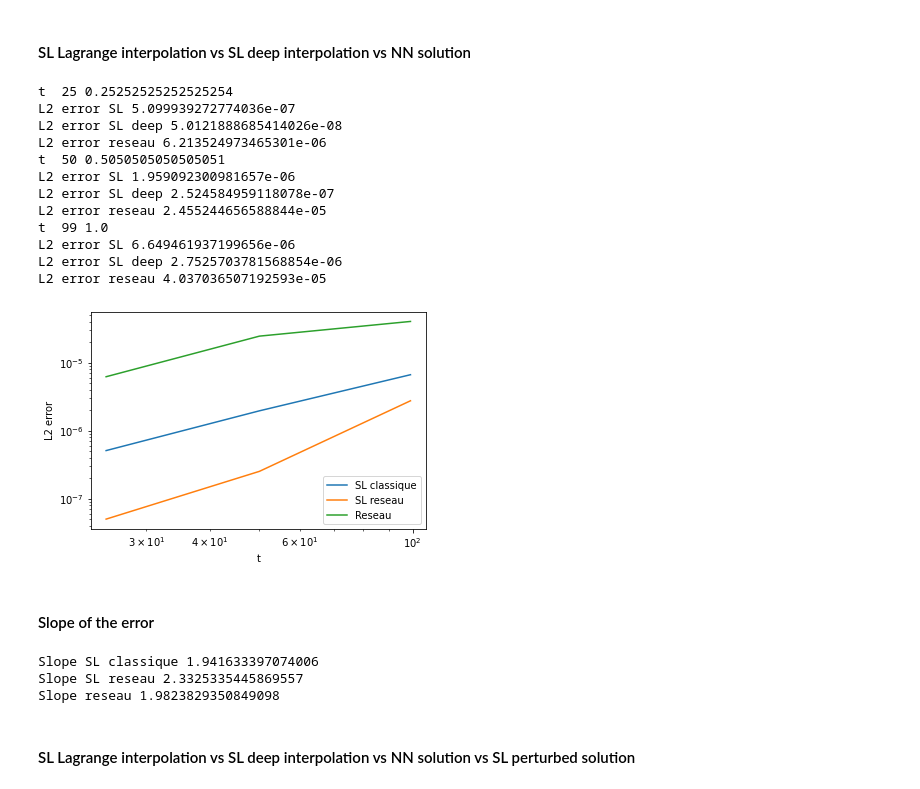
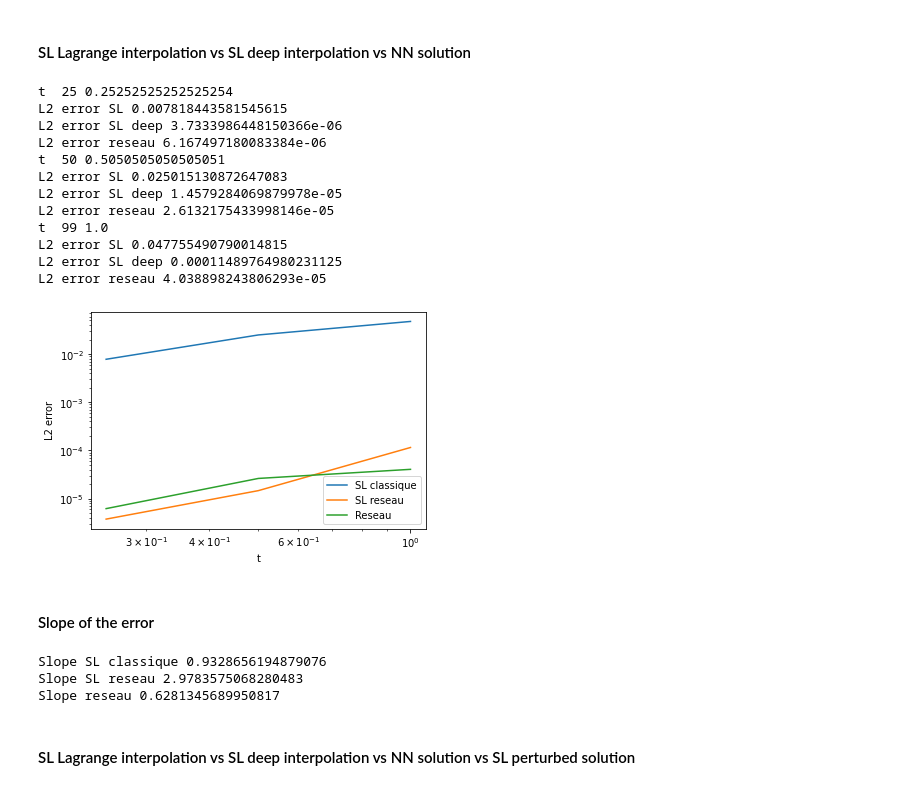
Before and after one commit to dianasolangel/Stage-M1-Deep-Interpolation, a Jupyter notebook: code/Training_augmented_interpolation.ipynb, the cells around one changed output. Saved outputs shown, nothing was run; the diff lists cells and outputs as text; code cells hidden in the pictures.

```diff
--- a/code/Training_augmented_interpolation.ipynb
+++ b/code/Training_augmented_interpolation.ipynb
@@ -637,7 +637,11 @@ class SemiLagrangianSolver:
     """Function that calculates the explicit solution of the transport equation"""
 
     def explicit_solution(self, x, t):
-        return self.u_0((x - self.a * t) % self.xmax)
+        if t==0:
+            return self.u_0(x)
+        else:
+            return self.u_0((x - self.a * t) % self.xmax)
+
 
 
     """Function that calculates the closest points to the point x_star (phantom point)
@@ -695,7 +699,7 @@ class SemiLagrangianSolver:
         return pred.detach().cpu().numpy()
 
     def u_theta_disturbed(self, x, t):
-        return self.explicit_solution(x + (self.epsilon*np.cos(x)), t)
+        return self.explicit_solution(x, t) + self.epsilon*np.cos(x)
 
     """Function that calculates using the Deep Lagrange interpolation the numerical solution of the transport equation"""
     def solver_deep(self):
@@ -786,11 +790,7 @@ class SemiLagrangianSolver:
 
     """ Function that will calculate the error of the numeral solution compared to the analytical solution at a given time t"""
     def error_solution(self, t):
-
-        if t > 0:
-            return np.sum(np.linalg.norm(self.u[t,:] - self.explicit_solution(self.xmesh, self.tmesh[t]), ord=2))
-        else:
-            return 0
+        return np.sum(np.linalg.norm(self.u[t,:] - self.explicit_solution(self.xmesh, self.tmesh[t]), ord=2))
 
     """Functions that will calculate the error in infinity norm for both solutions"""
     def error_inf_norm(self):
@@ -918,7 +918,7 @@ xmin = 0.
 xmax = 1.
 tmin = 0.
 tmax = 1.
-nx = 40
+nx = 20
 nt = 100
 a=1
 mean = 0.48
@@ -931,52 +931,58 @@ error_reseau = []
 error_sl_classique = []
 error_sl_reseau = []
 
-solver_prime = SemiLagrangianSolver(xmin, xmax, tmin, tmax, nx, nt, a, 3, network, mean, variance, epsilon=0.0)
-u_sol =solver_prime.solver()
+solver_prime = SemiLagrangianSolver(xmin, xmax, tmin, tmax, nx, nt, a, 1, network, mean, variance, epsilon=0.0)
+u_sol = solver_prime.solver()
 u_sol_deep = solver_prime.solver_deep()
 
 for t in time_steps_indexes:
     print("t ", t, solver_prime.tmesh[t])
 
     #Calcul de l'erreur en norme L2
     error_L2_norm_sl = solver_prime.error_L2_norm(t)
     print("L2 error SL", error_L2_norm_sl)
+
     error_L2_norm_deep = solver_prime.error_L2_norm_deep(t)
     print("L2 error SL deep", error_L2_norm_deep)
+
     error_du_reseau = solver_prime.NN_error(t)
     print("L2 error reseau", error_du_reseau)
 
     error_sl_classique.append(error_L2_norm_sl)
     error_sl_reseau.append(error_L2_norm_deep)
     error_reseau.append(error_du_reseau)
 
 #Graphique de l'erreur en norme L2
-plt.plot(time_steps_indexes, error_sl_classique, label='SL classique')
-plt.plot(time_steps_indexes, error_sl_reseau, label='SL reseau')
-plt.plot(time_steps_indexes, error_reseau, label='Reseau')
+plt.plot(time_steps, error_sl_classique, label='SL classique')
+plt.plot(time_steps, error_sl_reseau, label='SL reseau')
+plt.plot(time_steps, error_reseau, label='Reseau')
 plt.xlabel('t')
 plt.ylabel('L2 error')
 plt.loglog()
 plt.legend()
 plt.show()
 # %% [output]
 t  25 0.25252525252525254
-L2 error SL 5.099939272774036e-07
-L2 error SL deep 5.0121888685414026e-08
-L2 error reseau 6.213524973465301e-06
+L2 error SL 0.007818443581545615
+L2 error SL deep 3.7333986448150366e-06
+L2 error reseau 6.167497180083384e-06
 t  50 0.5050505050505051
-L2 error SL 1.959092300981657e-06
-L2 error SL deep 2.524584959118078e-07
-L2 error reseau 2.455244656588844e-05
+L2 error SL 0.025015130872647083
+L2 error SL deep 1.4579284069879978e-05
+L2 error reseau 2.6132175433998146e-05
 t  99 1.0
-L2 error SL 6.649461937199656e-06
-L2 error SL deep 2.7525703781568854e-06
-L2 error reseau 4.037036507192593e-05
+L2 error SL 0.047755490790014815
+L2 error SL deep 0.00011489764980231125
+L2 error reseau 4.038898243806293e-05
-[figure, old version]
+[figure, new version]
 # %% [markdown]
 #### Slope of the error
 # %%
 #Slope calculation
+error_sl_classique.pop(0)
+error_sl_reseau.pop(0)
+error_reseau.pop(0)
+
 slope_sl_classique = (np.log(error_sl_classique[1]) - np.log(error_sl_classique[0])) / (np.log(time_steps[1]) - np.log(time_steps[0]))
 slope_sl_reseau = (np.log(error_sl_reseau[1]) - np.log(error_sl_reseau[0])) / (np.log(time_steps[1]) - np.log(time_steps[0]))
 slope_reseau = (np.log(error_reseau[1]) - np.log(error_reseau[0])) / (np.log(time_steps[1]) - np.log(time_steps[0]))
@@ -984,9 +990,9 @@ print("Slope SL classique", slope_sl_classique)
 print("Slope SL reseau", slope_sl_reseau)
 print("Slope reseau", slope_reseau)
 # %% [output]
-Slope SL classique 1.941633397074006
-Slope SL reseau 2.3325335445869557
-Slope reseau 1.9823829350849098
+Slope SL classique 0.9328656194879076
+Slope SL reseau 2.9783575068280483
+Slope reseau 0.6281345689950817
 # %% [markdown]
 #### SL Lagrange interpolation vs SL deep interpolation vs NN solution vs SL perturbed solution
 # %% [markdown]
```
Also changed, not shown: parts of 3 cells of this notebook.
